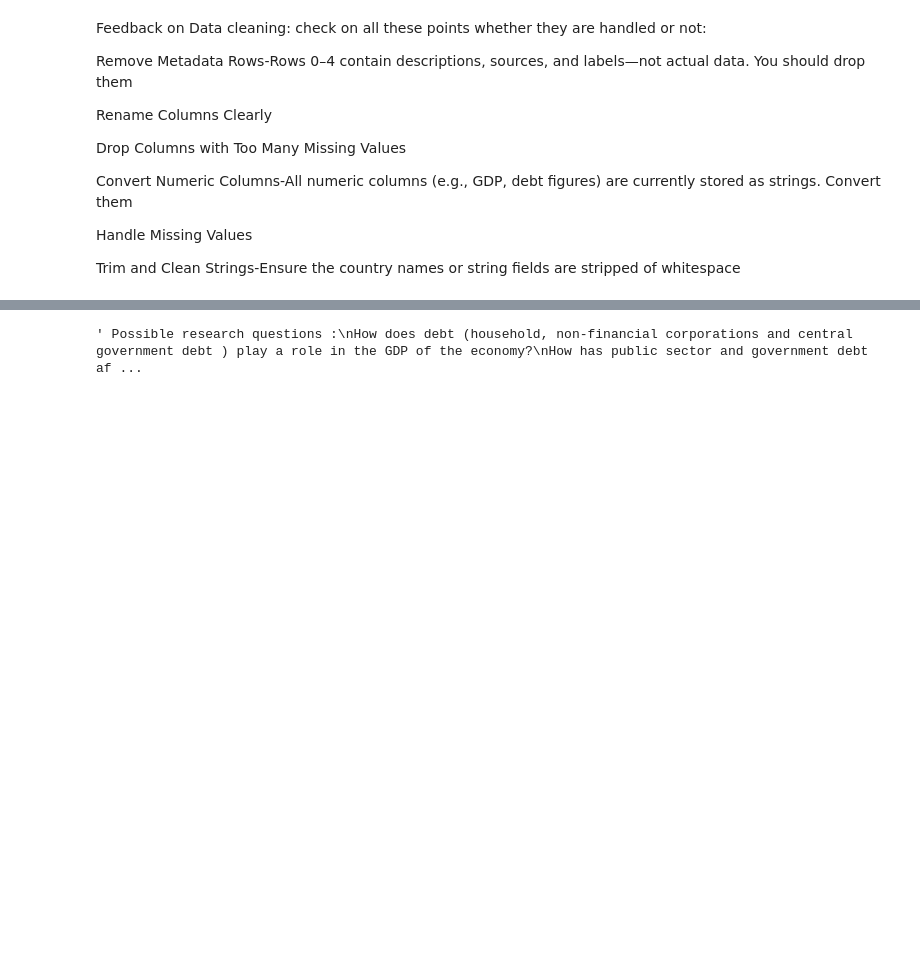
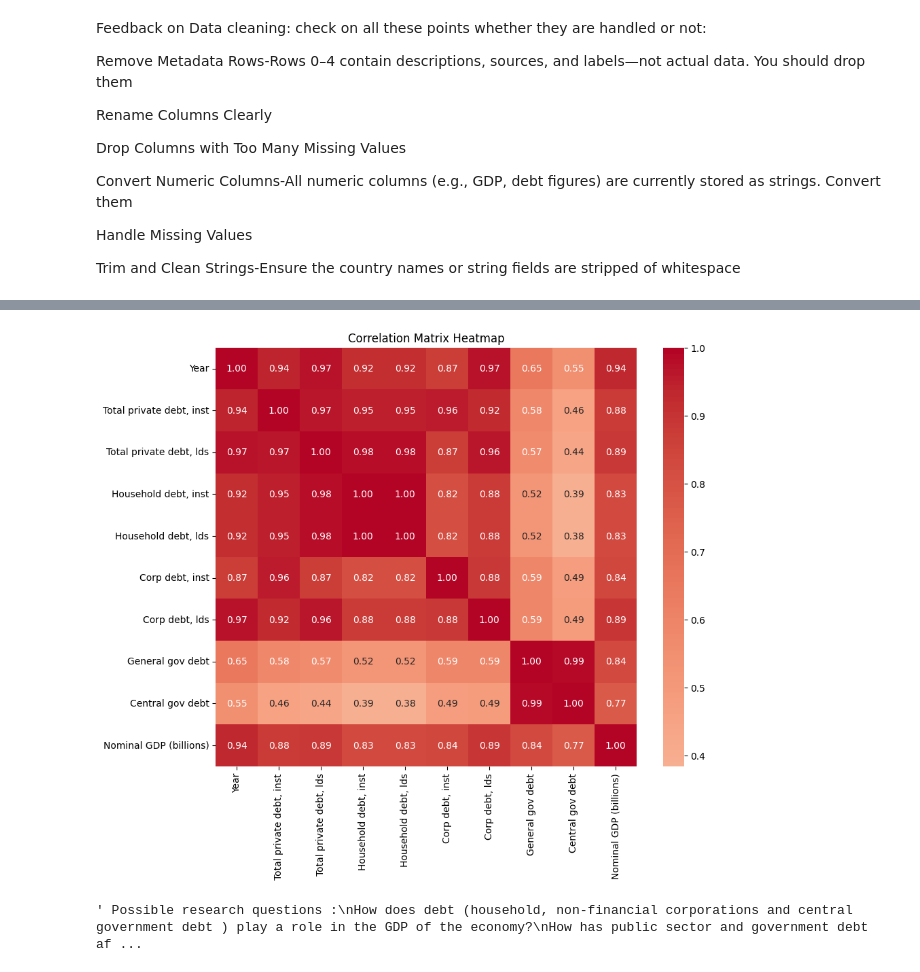
Before and after one commit to Vanduss123/Debt, a Jupyter notebook: DebtProject.ipynb, the cells around one changed output, grey strips where cells are left out. Drawn from its saved outputs; the diff is of its cells as text; code cells hidden in the pictures; blank space fills up the shorter version.

```diff
--- a/DebtProject.ipynb
+++ b/DebtProject.ipynb
@@ -105,3 +78,16 @@ memory usage: 5.9 KB
+# %%
+import pandas as pd
+import seaborn as sns
+import matplotlib.pyplot as plt
+# df.info()
+# df['Year'].head(74) # confirms that there are no duplicates
+corr_matrix = df.corr()
+plt.figure(figsize=(10, 8))  # Adjust size to your liking
+sns.heatmap(corr_matrix, annot=True, cmap='coolwarm', center=0, fmt=".2f")
+plt.title('Correlation Matrix Heatmap')
+plt.show()
+# %% [output]
+[figure, added]
 # %%
 ''' Possible research questions :
 How does debt (household, non-financial corporations and central government debt ) play a role in the GDP of the economy?
```
Also changed, not shown: parts of 16 cells of this notebook.
